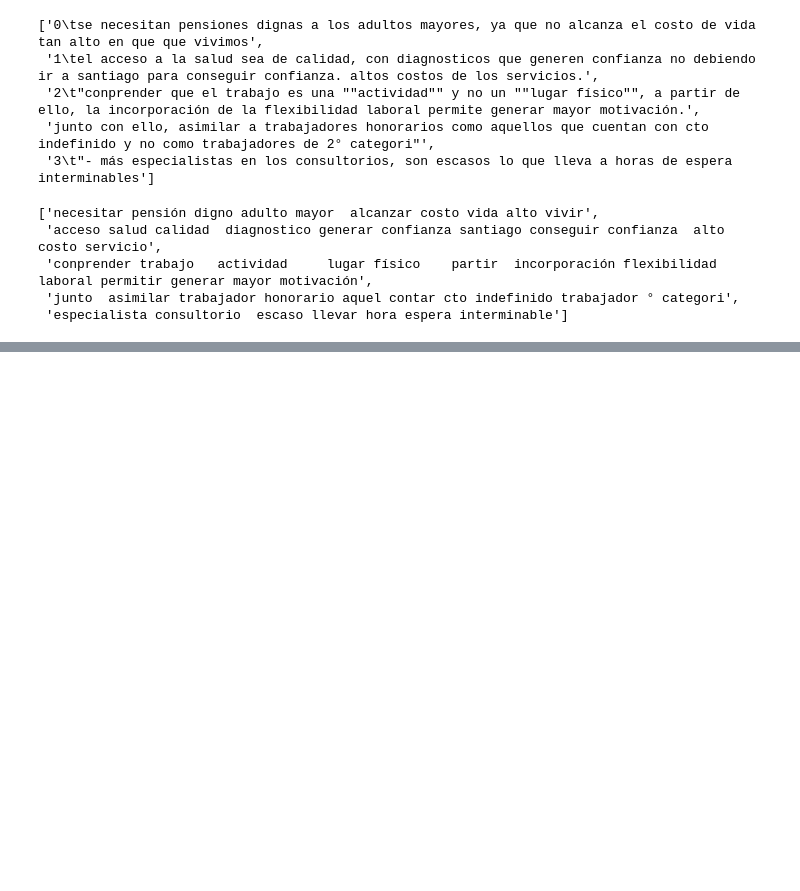
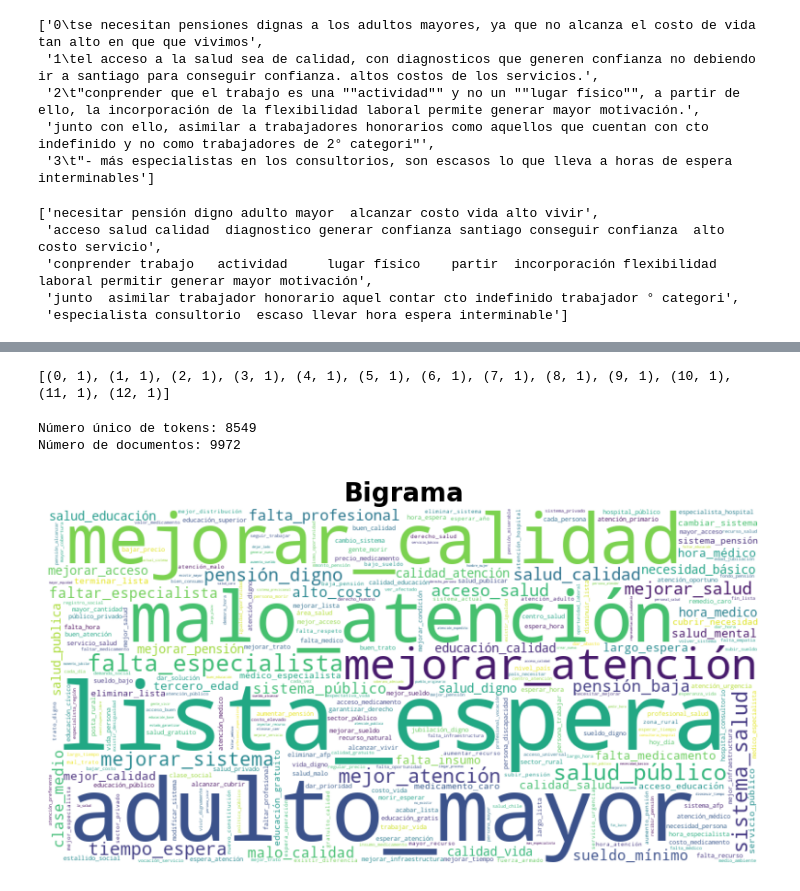
Before and after one commit to ctobar96/Comparando-topic-modeling-y-clustering, a Jupyter notebook: Tarea2_Cristian_Tobar.ipynb, the cells around one changed output, grey strips where cells are left out. Saved outputs shown, nothing was run; the diff lists cells and outputs as text; code cells hidden in the pictures; blank space fills up the shorter version.

Commit message:
Creación de bigramas y su gráfico.

```diff
--- a/Tarea2_Cristian_Tobar.ipynb
+++ b/Tarea2_Cristian_Tobar.ipynb
@@ -348,0 +350,3 @@ si salud
+# %%
+print(df_limpio['texto_modificado'].isna().sum())    # cuenta de NaN
+df_limpio.dropna(subset=['texto_modificado'], inplace=True)
@@ -348,0 +369,5 @@ si salud
+# %%
+# Imprime los primeros 3 documentos completos
+for i, doc in enumerate(corpus[:4]):
+    print(f"--- Documento {i} ---")
+    print(doc, end="\n\n")
@@ -348,0 +386,15 @@ si salud
+# %%
+from collections import Counter
+all_bigrams = [
+    token
+    for doc in corpus # Recorre cada documento
+    for token in doc # Recorre cada token dentro del documento
+    if "_" in token # Filtra los que tienen "_"
+]
+
+freq_counter = Counter(all_bigrams)
+
+# Mostrar los 10 bigramas más comunes
+print("\033[1m--- Listado de bigramas ordenados ascendentemente ---\033[0m")
+for bigram, freq in freq_counter.most_common(15):
+    print(f"{bigram}: {freq}")
@@ -348,0 +427,30 @@ si salud
+# %%
+print(dtm_gensim[0])
+# %% [output]
+[(0, 1), (1, 1), (2, 1), (3, 1), (4, 1), (5, 1), (6, 1), (7, 1), (8, 1), (9, 1), (10, 1), (11, 1), (12, 1)]
+# %%
+print('Número único de tokens: %d' % len(diccionario))
+print('Número de documentos: %d' % len(dtm_gensim))
+# %% [output]
+Número único de tokens: 8549
+Número de documentos: 9972
+# %%
+# Visualización del bigrama
+from collections import Counter
+freq_counter
+
+wc = WordCloud(
+    background_color='white',
+    width=800,
+    height=400,
+    max_words=8549
+).generate_from_frequencies(freq_counter)
+
+# Mostrar
+plt.figure(figsize=(10, 10))
+plt.imshow(wc, interpolation='bilinear')
+plt.axis('off')
+plt.title('Bigrama', fontsize=20, fontweight='bold')
+plt.show()
+# %% [output]
+[figure, added]
```
Also changed, not shown: parts of 11 cells of this notebook.
